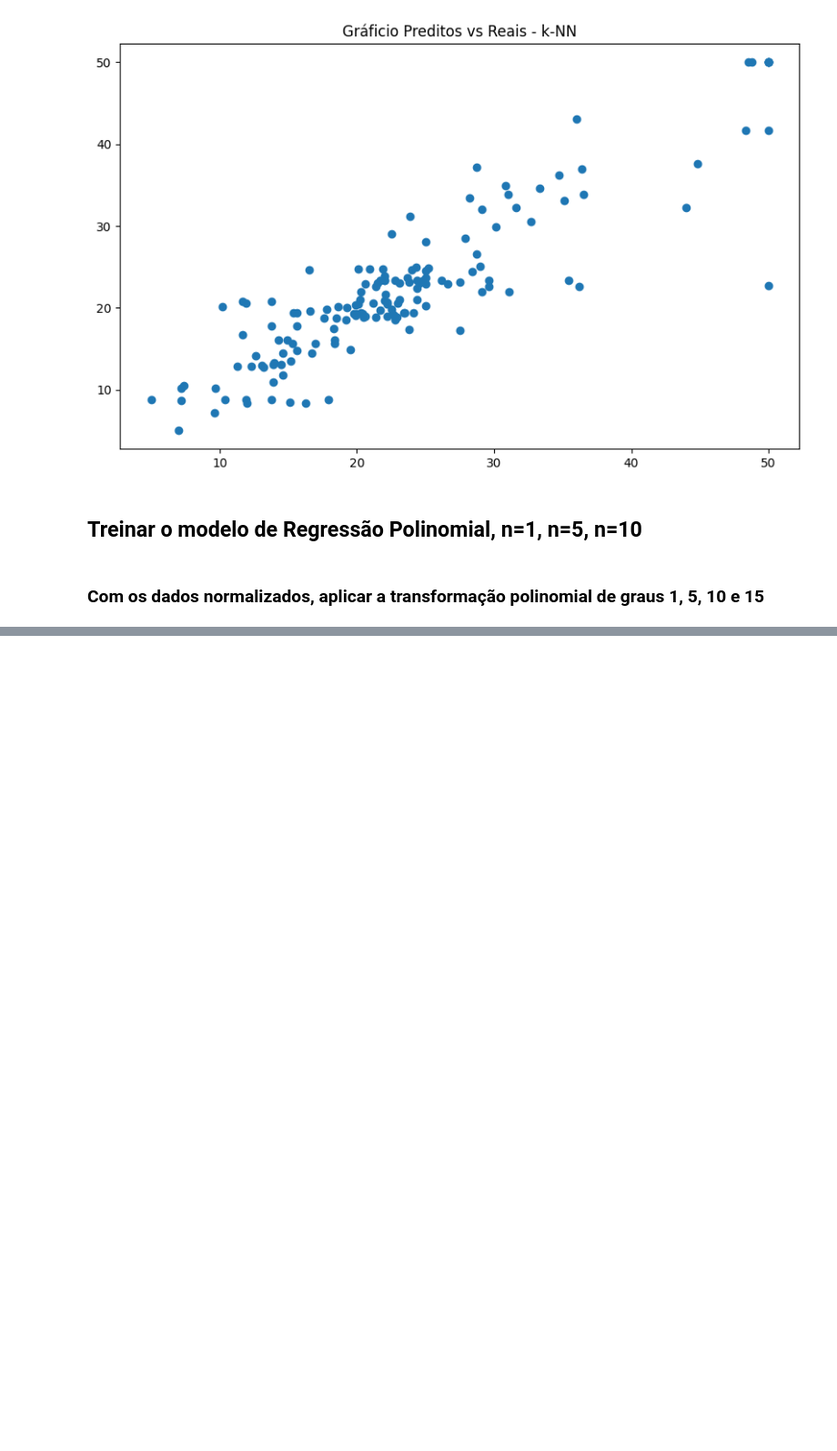
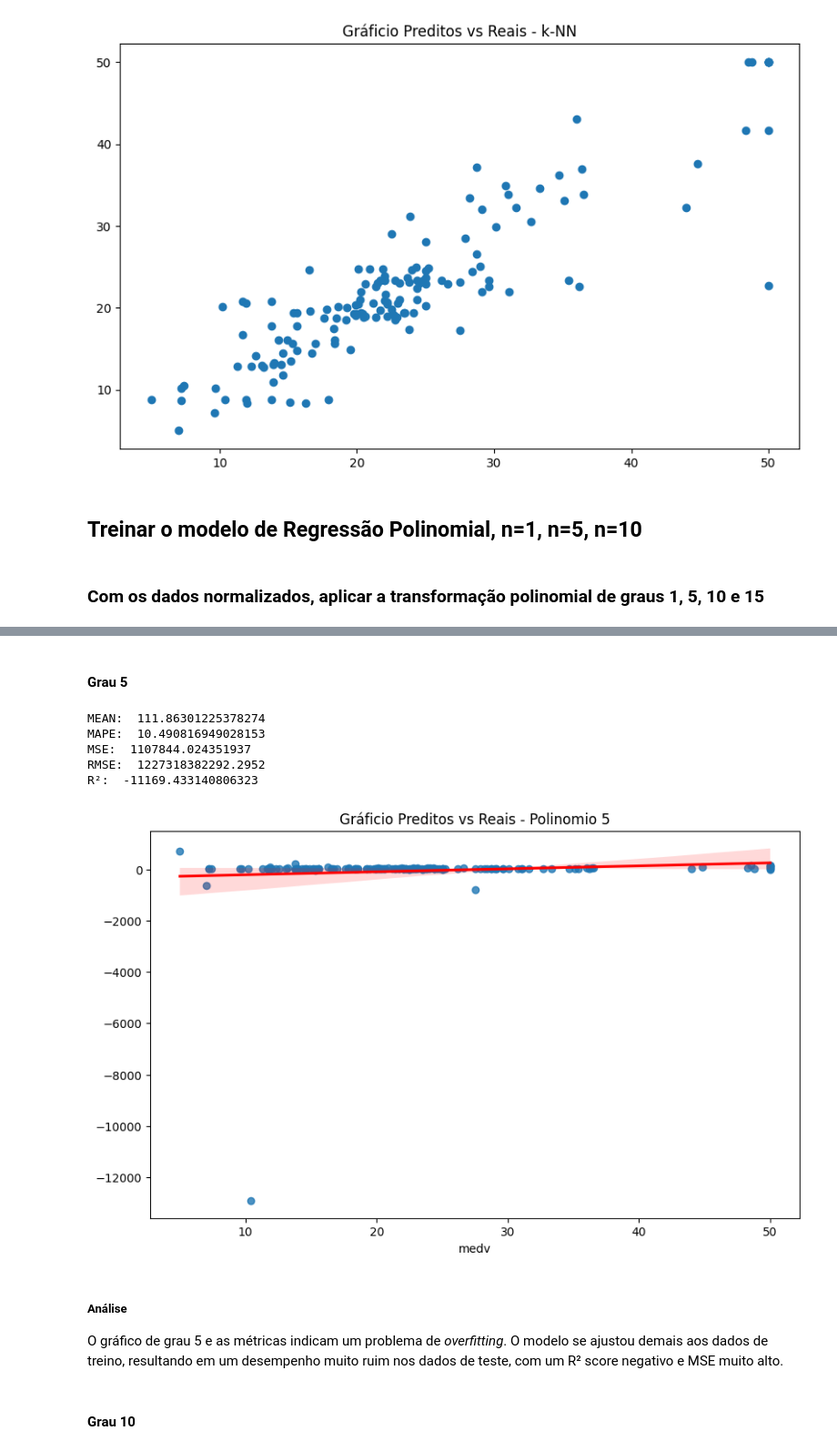
Before and after one commit to Lenoxel/modelos-preditivos-classicos, a Jupyter notebook: notebooks/atividade-05/atividade_05.ipynb, the cells around one changed output, grey strips where cells are left out. Shown at 91% size. Saved outputs shown, nothing was run; the diff lists cells and outputs as text; code cells hidden in the pictures; blank space fills up the shorter version.

Commit message:
Análise de regressão polinomial feita com sucesso

```diff
--- a/notebooks/atividade-05/atividade_05.ipynb
+++ b/notebooks/atividade-05/atividade_05.ipynb
@@ -393,0 +392,4 @@ Grau 10
+# %%
+poly_grau_5 = PolynomialFeatures(degree=5)
+X_train_scaled_poly_5 = poly_grau_5.fit_transform(X_train_scaled)
+X_test_scaled_poly_5 = poly_grau_5.transform(X_test_scaled)
@@ -401,0 +412,4 @@ Grau 1
+# %%
+lin_reg_1 = LinearRegression()
+lin_reg_1.fit(X_train_scaled_poly_1, y_train)
+y_pred_poly_1 = lin_reg_1.predict(X_test_scaled_poly_1)
@@ -420,0 +435,26 @@ Grau 10
+# %% [markdown]
+#### Grau 5
+# %%
+lin_reg_5 = LinearRegression()
+lin_reg_5.fit(X_train_scaled_poly_5, y_train)
+y_pred_poly_5 = lin_reg_5.predict(X_test_scaled_poly_5)
+# %%
+print_metrics(y_test, y_pred_poly_5)
+
+plt.figure(figsize=(10,6))
+plt.title('Gráficio Preditos vs Reais - Polinomio 5')
+sns.regplot(x=y_test,y=y_pred_poly_5,line_kws={"color": "red"})
+plt.show()
+# %% [output]
+MEAN:  111.86301225378274
+MAPE:  10.490816949028153
+MSE:  1107844.024351937
+RMSE:  1227318382292.2952
+R²:  -11169.433140806323
+[figure, added]
+# %% [markdown]
+##### Análise
+
+O gráfico de grau 5 e as métricas indicam um problema de *overfitting*. O modelo se ajustou demais aos dados de treino, resultando em um desempenho muito ruim nos dados de teste, com um R² score negativo e MSE muito alto.
+# %% [markdown]
+#### Grau 10
```
Also changed, not shown: parts of 32 cells of this notebook.
